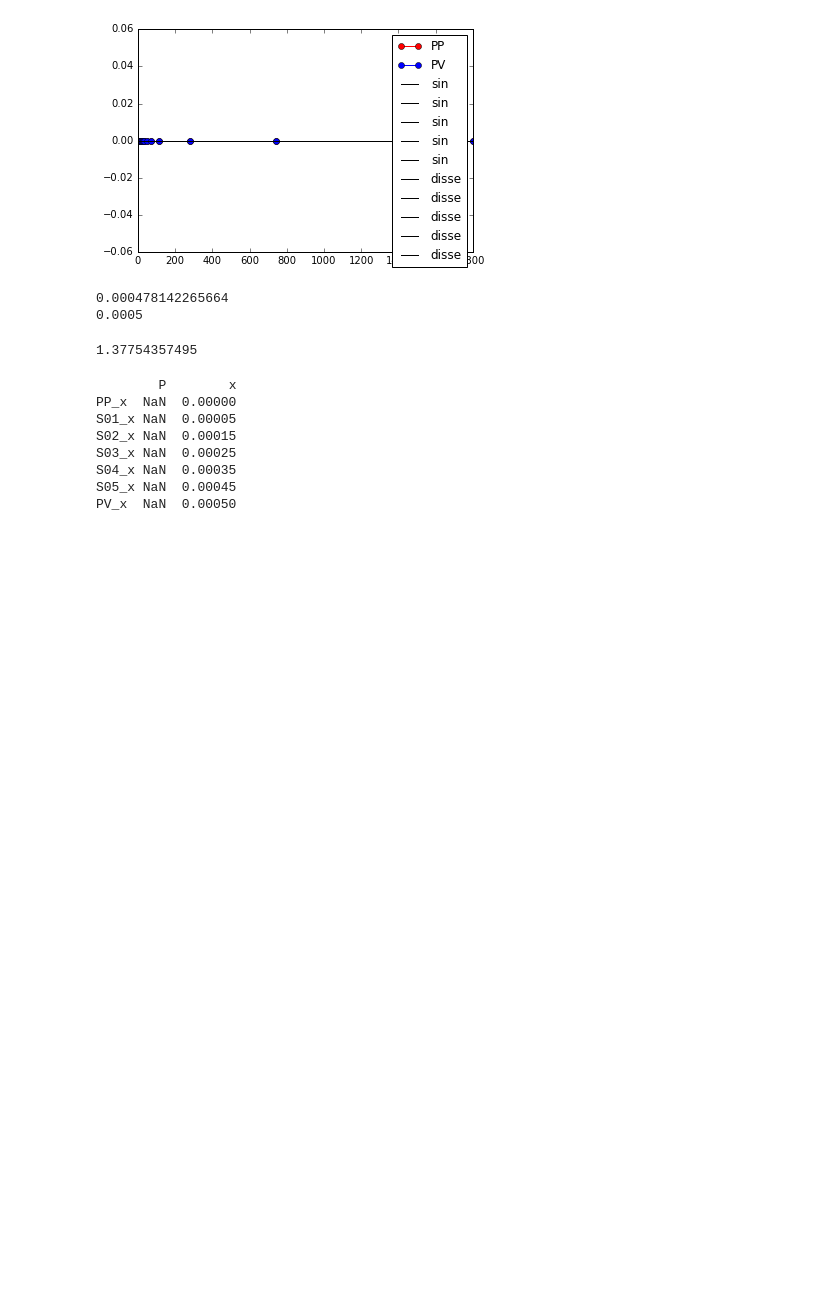
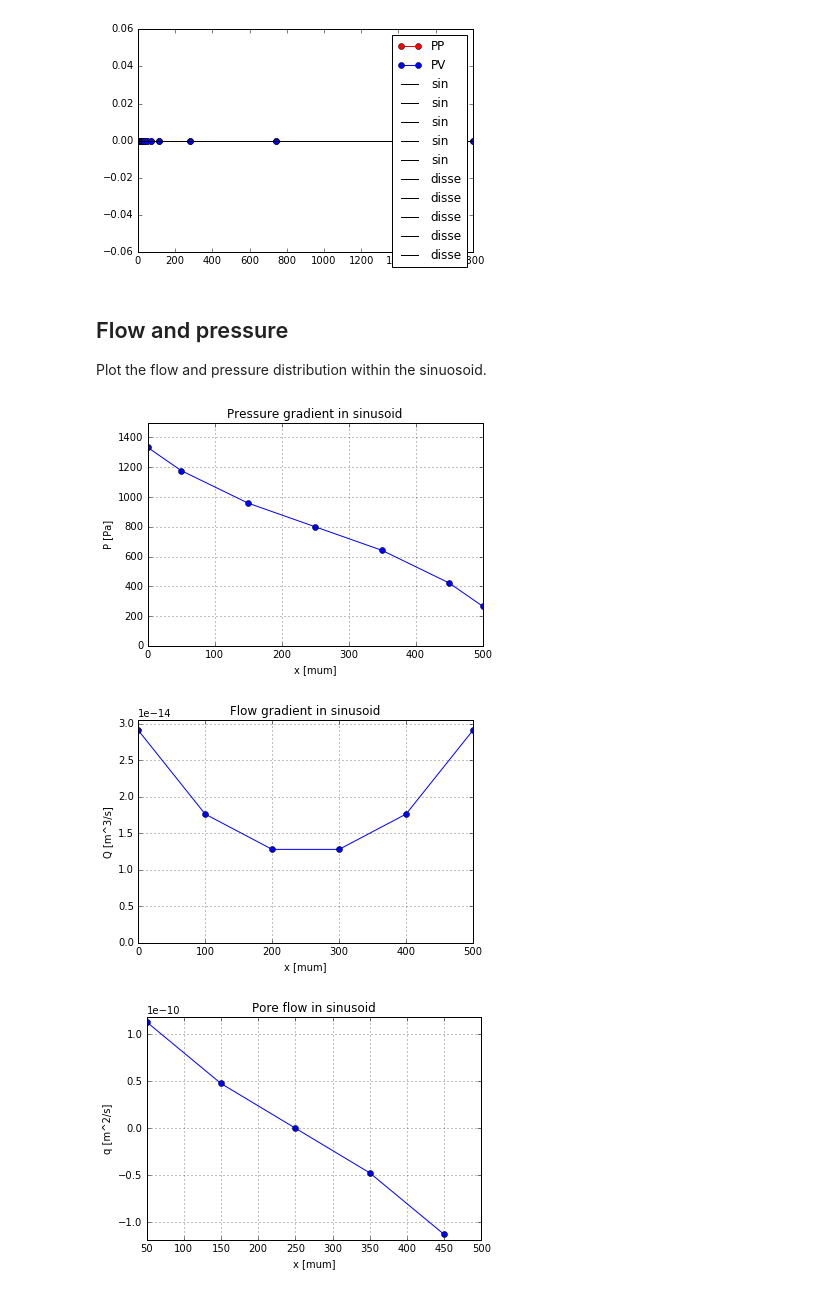
Before and after one commit to jingyayeah/multiscale-galactose, a Jupyter notebook: python/multiscalepy/multiscale/examples/models/clearance/clearance_sinusoid.ipynb, the cells around one changed output. Cells and saved outputs as stored; diff of their text form; code cells hidden in the pictures; blank space fills up the shorter version.

Commit message:
Working on pressure model for transport

```diff
--- a/python/multiscalepy/multiscale/examples/models/clearance/clearance_sinusoid.ipynb
+++ b/python/multiscalepy/multiscale/examples/models/clearance/clearance_sinusoid.ipynb
@@ -126,31 +126,45 @@ plt.legend();
 [PP__P]
 [PV__P]
 [figure]
-# %%
-
-print(r['flow_sin'])
-print(r['L'])
-# %% [output]
-0.000478142265664
-0.0005
-# %%
-Qin2 = r['S01S02_Q']
-Qout2 = r['S02S03_Q']
-print(Qin2/Qout2)
-# %% [output]
-1.37754357495
+# %% [markdown]
+## Flow and pressure
+Plot the flow and pressure distribution within the sinuosoid.
 # %%
+# Get the gradient data in the sinusoid
 reload(id_tools)
 reload(rt)
 gp = r.df_global_parameters()
 df_P = id_tools.get_P(gp)
-print(df_P)
+df_Q = id_tools.get_Q(gp)
+df_q = id_tools.get_q(gp)
-# %% [output]
-        P        x
-PP_x  NaN  0.00000
-S01_x NaN  0.00005
-S02_x NaN  0.00015
-S03_x NaN  0.00025
-S04_x NaN  0.00035
-S05_x NaN  0.00045
-PV_x  NaN  0.00050
+# %%
+# pressure P
+plt.plot(df_P.x*1E6, df_P.P, '-o')
+plt.title('Pressure gradient in sinusoid')
+plt.xlabel('x [mum]')
+plt.ylabel('P [Pa]')
+plt.ylim([0, 1500])
+plt.grid(True)
+plt.show()
+
+# capillary flow Q
+plt.plot(df_Q.x*1E6, df_Q.Q, '-o')
+plt.title('Flow gradient in sinusoid')
+plt.xlabel('x [mum]')
+plt.ylabel('Q [m^3/s]')
+plt.ylim([0, 1.05*max(df_Q.Q)])
+plt.grid(True)
+plt.show()
+
+# pore flow q
+plt.plot(df_q.x*1E6, df_q.q, '-o')
+plt.title('Pore flow in sinusoid')
+plt.xlabel('x [mum]')
+plt.ylabel('q [m^2/s]')
+plt.ylim(1.05*np.array([min(df_q.q), max(df_q.q)]))
+plt.grid(True)
+plt.show()
+# %% [output]
+[figure, added]
+[figure, added]
+[figure, added]
```
Also changed, not shown: parts of 3 cells of this notebook, 7 other files.
